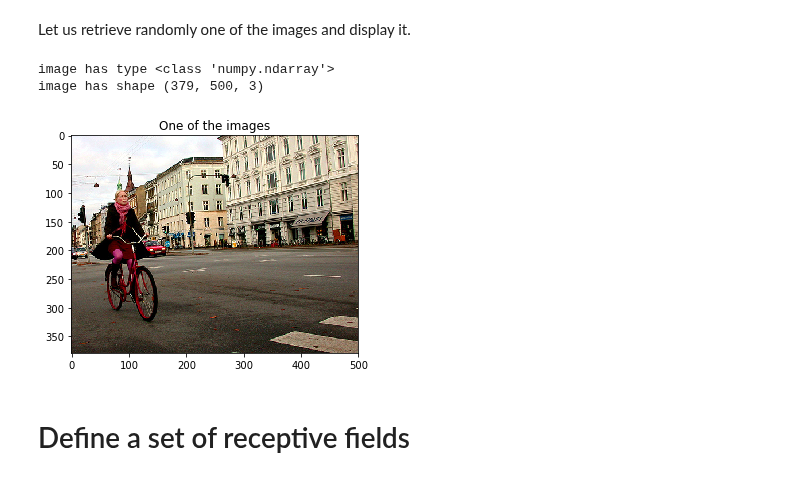
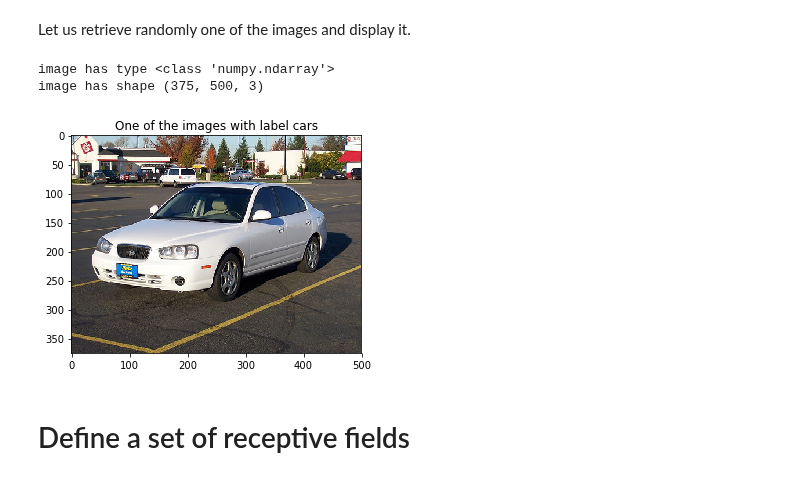
Before and after one commit to b3n3d17/DeepLearningCourse, a Jupyter notebook: 24_unsupervised_learning_of_filters/unsupervised_learning_of_filters.ipynb, the cells around one changed output. Drawn from its saved outputs; the diff is of its cells as text; code cells hidden in the pictures.

```diff
--- a/24_unsupervised_learning_of_filters/unsupervised_learning_of_filters.ipynb
+++ b/24_unsupervised_learning_of_filters/unsupervised_learning_of_filters.ipynb
@@ -114,16 +114,16 @@ Let us retrieve randomly one of the images and display it.
 # %%
 import matplotlib.pyplot as plt
 
 image, label = my_image_provider.get_random_image()
 print("image has type", type(image))
 print("image has shape", image.shape)
 plt.imshow(image)
-plt.title("One of the images")
+plt.title("One of the images with label {}".format(label))
 plt.show()
 # %% [output]
 image has type <class 'numpy.ndarray'>
-image has shape (379, 500, 3)
+image has shape (375, 500, 3)
-[figure, old version]
+[figure, new version]
 # %% [markdown]
 # Define a set of receptive fields
 # %%
```
Also changed, not shown: parts of 7 cells of this notebook.
